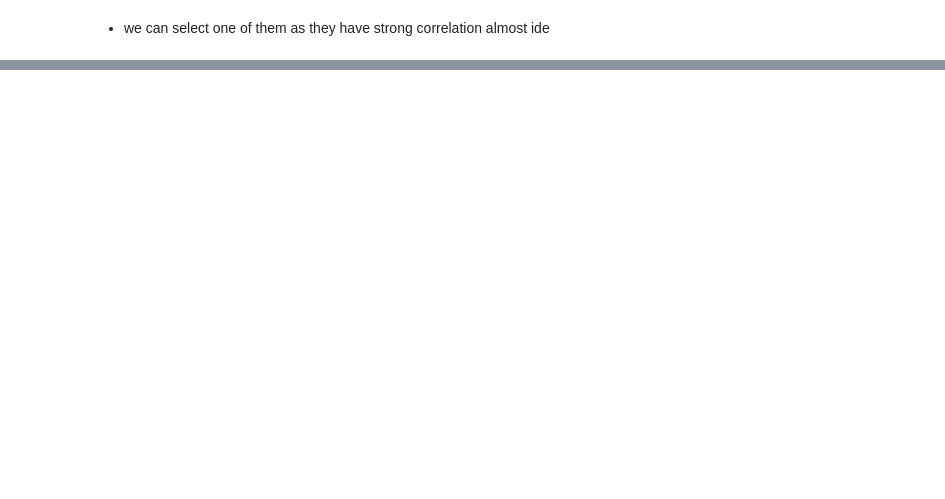
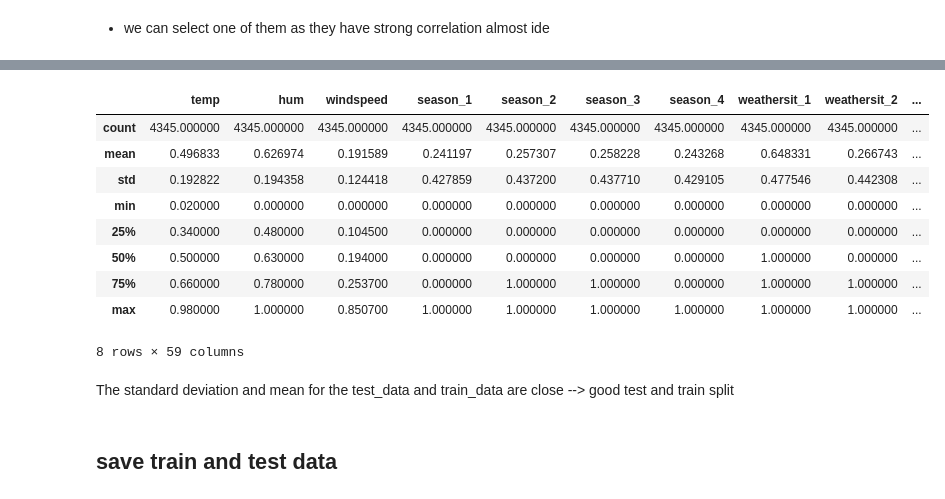
Before and after one commit to ahmedbadr97/Predicting-Bike-Sharing-Patterns, a Jupyter notebook: notebooks/bike-Sharing-patterns.ipynb, the cells around one changed output, grey strips where cells are left out. Saved outputs shown, nothing was run; the diff lists cells and outputs as text; code cells hidden in the pictures; blank space fills up the shorter version.

```diff
--- a/notebooks/bike-Sharing-patterns.ipynb
+++ b/notebooks/bike-Sharing-patterns.ipynb
@@ -95,0 +179,17 @@ raw_data_df.corr().loc['temp','atemp']
+# %%
+test_data_df.describe()
+# %% [output]
+|  | temp | hum | windspeed | season_1 | season_2 | season_3 | season_4 | weathersit_1 | weathersit_2 | ... |
+| count | 4345.000000 | 4345.000000 | 4345.000000 | 4345.000000 | 4345.000000 | 4345.000000 | 4345.000000 | 4345.000000 | 4345.000000 | ... |
+| mean | 0.496833 | 0.626974 | 0.191589 | 0.241197 | 0.257307 | 0.258228 | 0.243268 | 0.648331 | 0.266743 | ... |
+| std | 0.192822 | 0.194358 | 0.124418 | 0.427859 | 0.437200 | 0.437710 | 0.429105 | 0.477546 | 0.442308 | ... |
+| min | 0.020000 | 0.000000 | 0.000000 | 0.000000 | 0.000000 | 0.000000 | 0.000000 | 0.000000 | 0.000000 | ... |
+| 25% | 0.340000 | 0.480000 | 0.104500 | 0.000000 | 0.000000 | 0.000000 | 0.000000 | 0.000000 | 0.000000 | ... |
+| 50% | 0.500000 | 0.630000 | 0.194000 | 0.000000 | 0.000000 | 0.000000 | 0.000000 | 1.000000 | 0.000000 | ... |
+| 75% | 0.660000 | 0.780000 | 0.253700 | 0.000000 | 1.000000 | 1.000000 | 0.000000 | 1.000000 | 1.000000 | ... |
+| max | 0.980000 | 1.000000 | 0.850700 | 1.000000 | 1.000000 | 1.000000 | 1.000000 | 1.000000 | 1.000000 | ... |
+8 rows × 59 columns
+# %% [markdown]
+The standard deviation and mean for the test_data and train_data are close --> good test and train split
+# %% [markdown]
+## save train and test data
```
Also changed, not shown: parts of 16 cells of this notebook, 6 other files.
